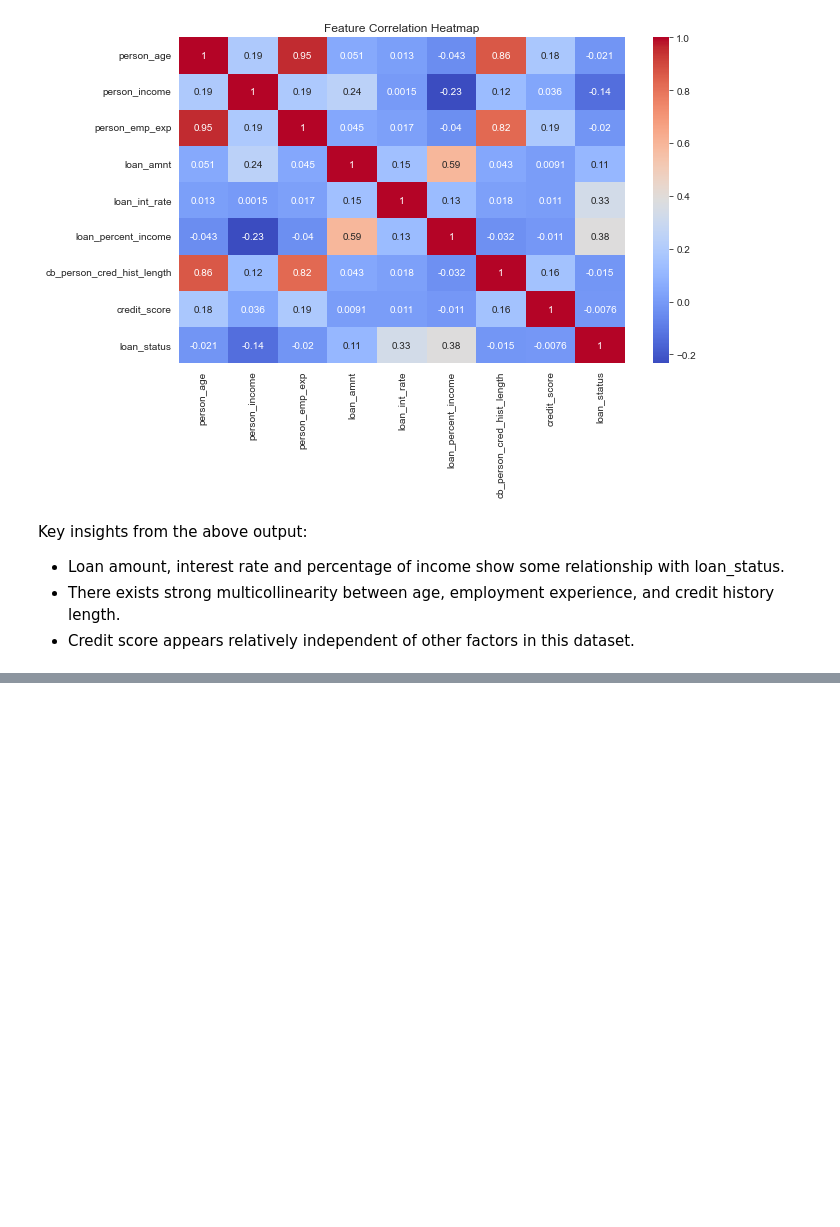
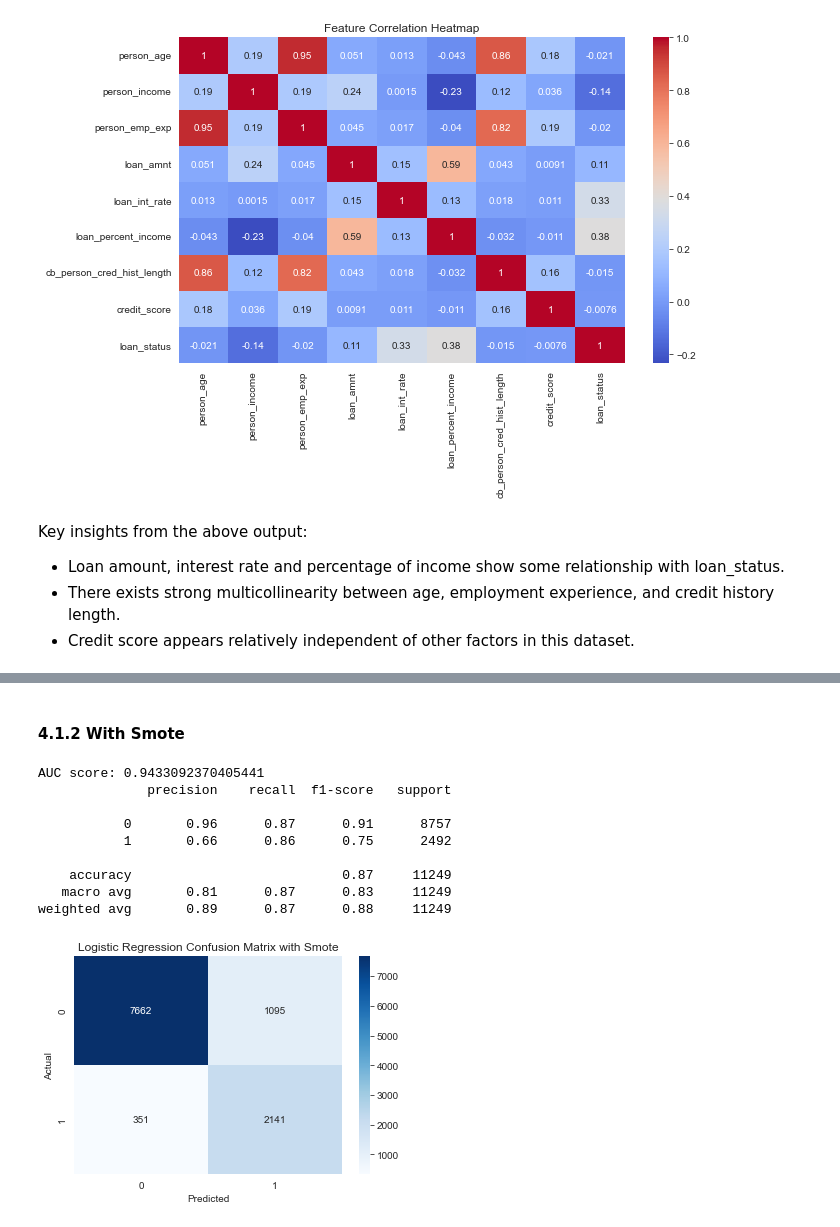
Before and after one commit to Patoh254code/Credit_Risk_Analysis, a Jupyter notebook: index.ipynb, the cells around one changed output, grey strips where cells are left out. Cells and saved outputs as stored; diff of their text form; code cells hidden in the pictures; blank space fills up the shorter version.

```diff
--- a/index.ipynb
+++ b/index.ipynb
@@ -329,0 +574,44 @@ Key insights from the above output:
+# %% [markdown]
+#### 4.1.2 With Smote
+# %%
+
+# Balance classes using SMOTE
+sm = SMOTE(random_state=42)
+X_train_smote, y_train_smote = sm.fit_resample(X_train, y_train)
+
+# Normalize the features
+scaler = MinMaxScaler()
+X_train_scaled = scaler.fit_transform(X_train_smote)
+X_test_scaled = scaler.transform(X_test)
+
+# train the model
+lr_smote = LogisticRegression(max_iter=1000)
+lr_smote.fit(X_train_scaled, y_train_smote)
+y_pred_lr_smote = lr_smote.predict(X_test_scaled)
+
+# Auc score
+smote_score = lr_smote.decision_function(X_test_scaled)
+test_fpr_lr_smote, test_tpr_lr_smote, thresh = roc_curve(y_test, smote_score)
+smote_auc_lr = auc(test_fpr_lr_smote, test_tpr_lr_smote)
+
+print(f"AUC score: {smote_auc_lr}")
+print(classification_report(y_true=y_test, y_pred=y_pred_lr_smote))
+
+# confusion matrix for the predictions
+cfm = confusion_matrix(y_true=y_test, y_pred=y_pred_lr_smote)
+sns.heatmap(cfm, fmt='d', annot=True, cmap="Blues")
+plt.title("Logistic Regression Confusion Matrix with Smote")
+plt.ylabel('Actual')
+plt.xlabel('Predicted')
+plt.show()
+# %% [output]
+AUC score: 0.9433092370405441
+              precision    recall  f1-score   support
+
+           0       0.96      0.87      0.91      8757
+           1       0.66      0.86      0.75      2492
+
+    accuracy                           0.87     11249
+   macro avg       0.81      0.87      0.83     11249
+weighted avg       0.89      0.87      0.88     11249
+[figure, added]
```
Also changed, not shown: parts of 36 cells of this notebook.
